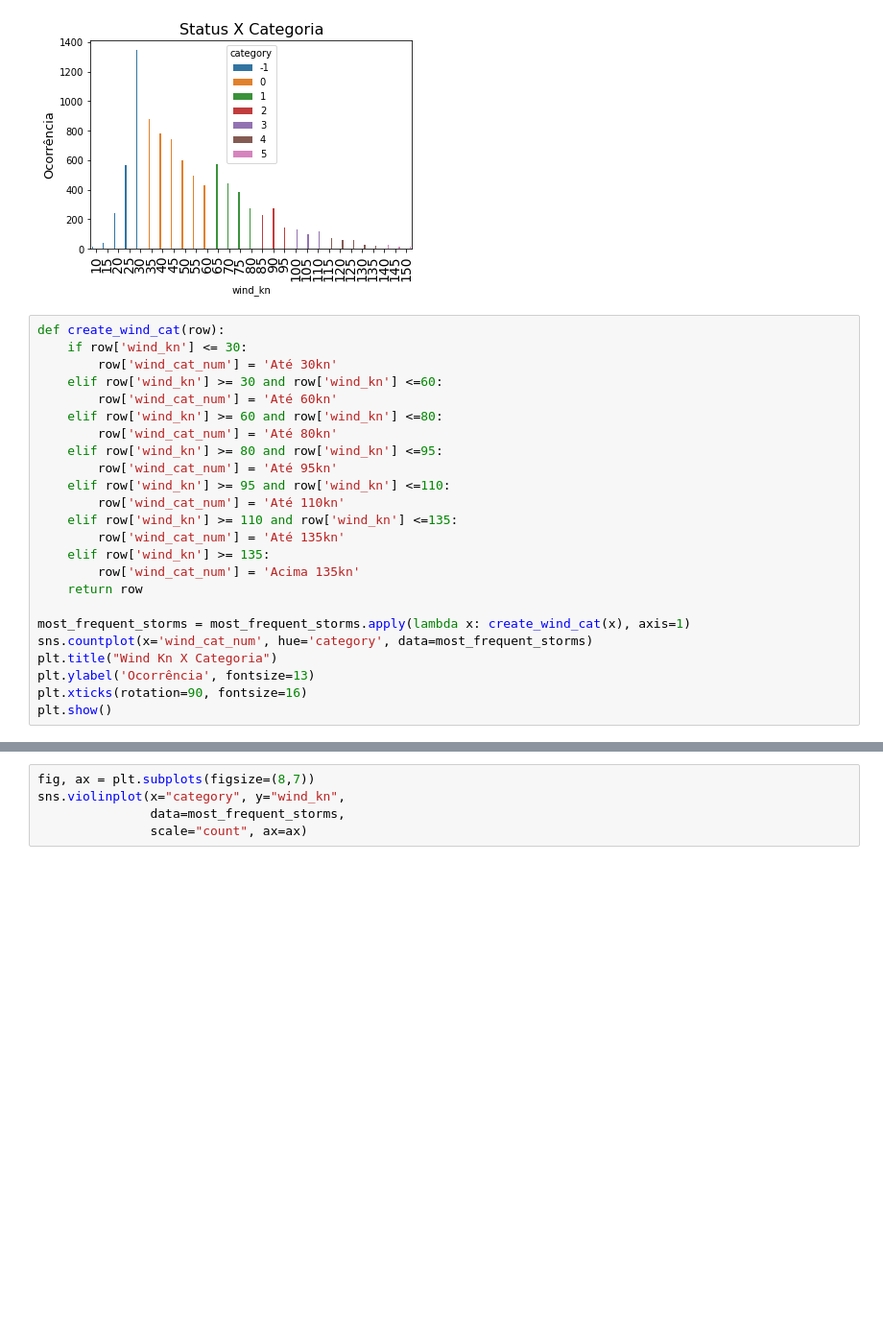
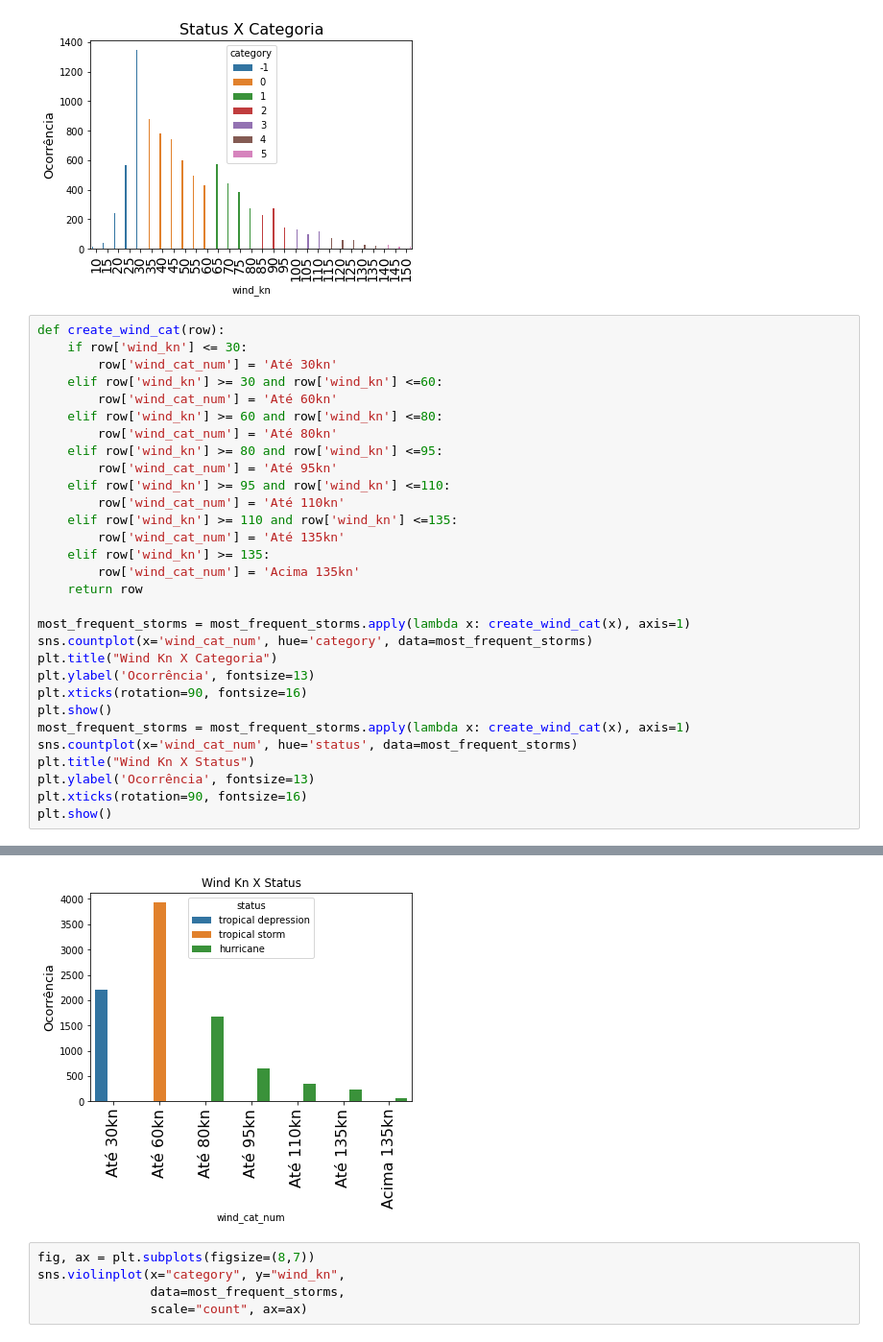
Before and after one commit to Jeferson-Peter/DataScience-Storm-Analytics, a Jupyter notebook: storm_analytics.ipynb, the cells around one changed output, grey strips where cells are left out. Shown at 96% size. Cells and saved outputs as stored; diff of their text form; blank space fills up the shorter version.

```diff
--- a/storm_analytics.ipynb
+++ b/storm_analytics.ipynb
@@ -323,29 +323,36 @@ plt.show()
 # %%
 def create_wind_cat(row):
     if row['wind_kn'] <= 30:
         row['wind_cat_num'] = 'Até 30kn'
     elif row['wind_kn'] >= 30 and row['wind_kn'] <=60:
         row['wind_cat_num'] = 'Até 60kn'
     elif row['wind_kn'] >= 60 and row['wind_kn'] <=80:
         row['wind_cat_num'] = 'Até 80kn'
     elif row['wind_kn'] >= 80 and row['wind_kn'] <=95:
         row['wind_cat_num'] = 'Até 95kn'
     elif row['wind_kn'] >= 95 and row['wind_kn'] <=110:
         row['wind_cat_num'] = 'Até 110kn'
     elif row['wind_kn'] >= 110 and row['wind_kn'] <=135:
         row['wind_cat_num'] = 'Até 135kn'
     elif row['wind_kn'] >= 135:
         row['wind_cat_num'] = 'Acima 135kn'
     return row
 
 most_frequent_storms = most_frequent_storms.apply(lambda x: create_wind_cat(x), axis=1)
 sns.countplot(x='wind_cat_num', hue='category', data=most_frequent_storms)
 plt.title("Wind Kn X Categoria")
 plt.ylabel('Ocorrência', fontsize=13)
 plt.xticks(rotation=90, fontsize=16)
 plt.show()
+most_frequent_storms = most_frequent_storms.apply(lambda x: create_wind_cat(x), axis=1)
+sns.countplot(x='wind_cat_num', hue='status', data=most_frequent_storms)
+plt.title("Wind Kn X Status")
+plt.ylabel('Ocorrência', fontsize=13)
+plt.xticks(rotation=90, fontsize=16)
+plt.show()
 # %% [output]
 [figure]
+[figure, added]
 # %%
 fig, ax = plt.subplots(figsize=(8,7))
 sns.violinplot(x="category", y="wind_kn",
```
Also changed, not shown: parts of 3 cells of this notebook.
